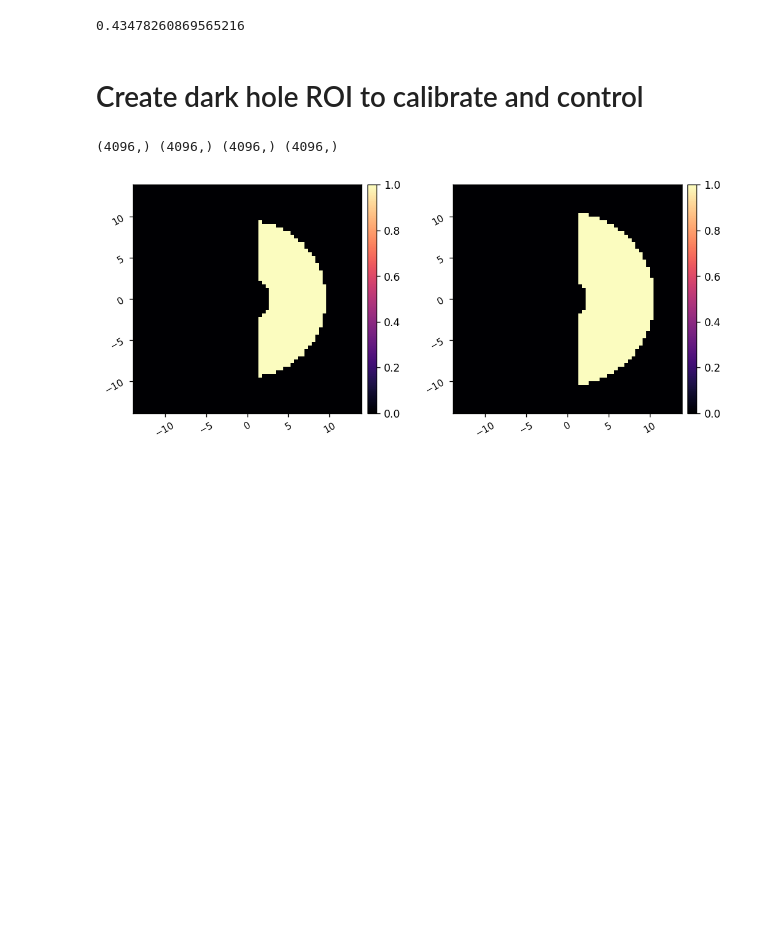
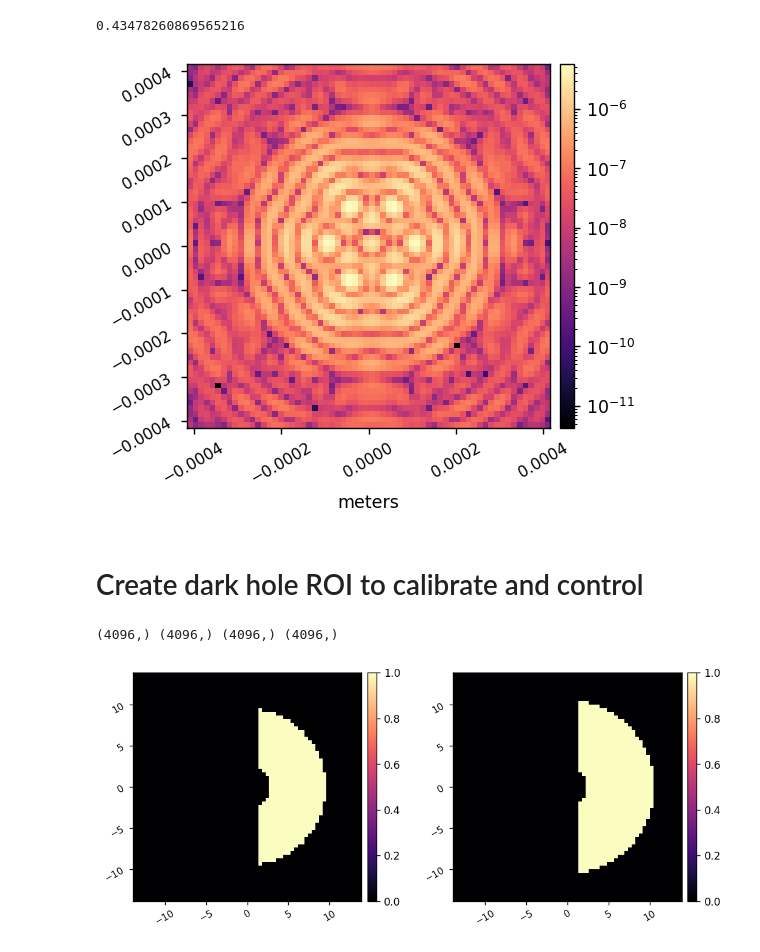
Before and after one commit to kian1377/roman-cgi-iefc, a Jupyter notebook: hlc_annular_run_iefc.ipynb, the cells around one changed output. Saved outputs shown, nothing was run; the diff lists cells and outputs as text; code cells hidden in the pictures; blank space fills up the shorter version.

```diff
--- a/hlc_annular_run_iefc.ipynb
+++ b/hlc_annular_run_iefc.ipynb
@@ -39,13 +38,15 @@ dm2_design = fits.getdata(flatmaps_dir/'dm2_m_design_hlc_band1.fits')
 # %%
 reload(cgi)
 
-hlci = cgi.CGI_PROPER(use_opds=False, use_fieldstop=True, quiet=True)
+hlci = cgi.CGI_PROPER(use_opds=False, use_fieldstop=False, quiet=True)
 # hlci.set_dm1(dm1_flatmap)
 # hlci.set_dm2(dm2_flatmap)
 
 psf = hlci.calc_psf()
 
 misc.myimshow(psf, lognorm=True, pxscl=hlci.psf_pixelscale)
+# %% [output]
+[figure, added]
 # %% [markdown]
 # Create dark hole ROI to calibrate and control
 # %%
```
Also changed, not shown: parts of 9 cells of this notebook, 2 other files.
